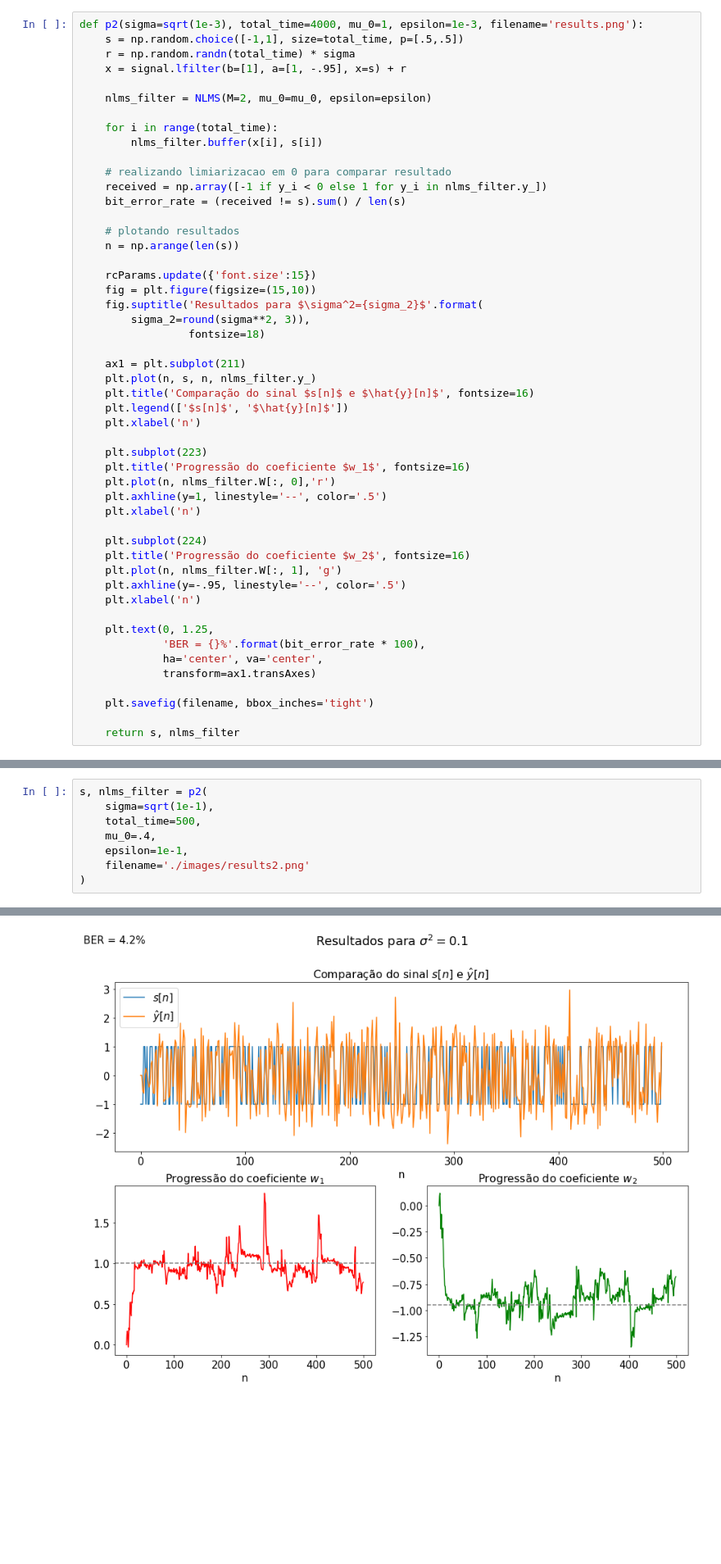
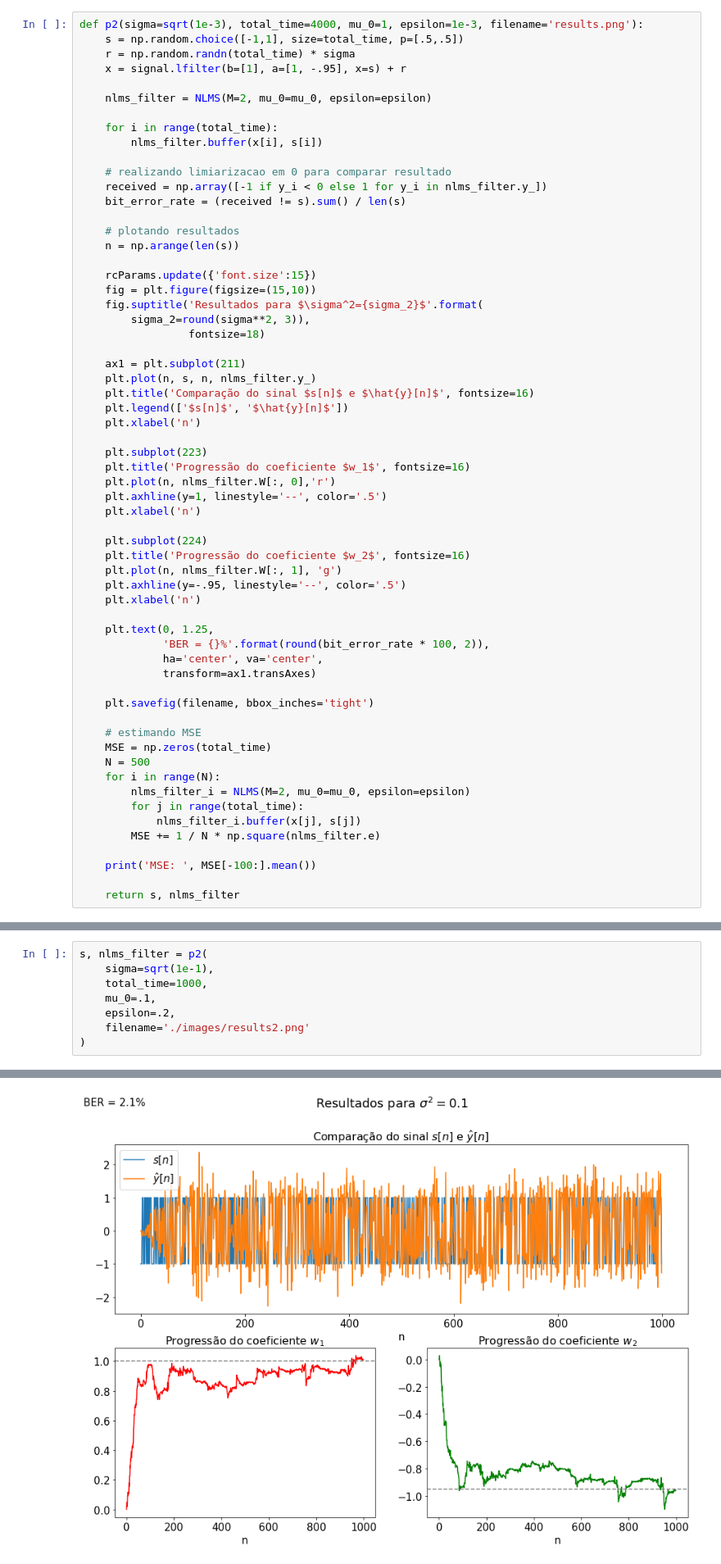
Before and after one commit to henriquemeloo/psi3532-adaptive-filtering, a Jupyter notebook: p2/p2.ipynb, the cells around one changed output, grey strips where cells are left out. Shown at 82% size. Drawn from its saved outputs; the diff is of its cells as text; blank space fills up the shorter version.

```diff
--- a/p2/p2.ipynb
+++ b/p2/p2.ipynb
@@ -57,12 +56,23 @@ def p2(sigma=sqrt(1e-3), total_time=4000, mu_0=1, epsilon=1e-3, filename='result
     plt.xlabel('n')
 
     plt.text(0, 1.25,
-             'BER = {}%'.format(bit_error_rate * 100),
+             'BER = {}%'.format(round(bit_error_rate * 100, 2)),
              ha='center', va='center',
              transform=ax1.transAxes)
 
     plt.savefig(filename, bbox_inches='tight')
 
+    # estimando MSE
+    MSE = np.zeros(total_time)
+    N = 500
+    for i in range(N):
+        nlms_filter_i = NLMS(M=2, mu_0=mu_0, epsilon=epsilon)
+        for j in range(total_time):
+            nlms_filter_i.buffer(x[j], s[j])
+        MSE += 1 / N * np.square(nlms_filter.e)
+
+    print('MSE: ', MSE[-100:].mean())
+
     return s, nlms_filter
 # %% [markdown]
 ## $\sigma^2=10^{-3}$
@@ -81,9 +92,9 @@ s, nlms_filter = p2(
 # %%
 s, nlms_filter = p2(
     sigma=sqrt(1e-1),
-    total_time=500,
-    mu_0=.4,
-    epsilon=1e-1,
+    total_time=1000,
+    mu_0=.1,
+    epsilon=.2,
     filename='./images/results2.png'
 )
 # %% [output]
@@ -90 +102 @@ s, nlms_filter = p2(
-[figure, old version]
+[figure, new version]
```
Also changed, not shown: parts of 3 cells of this notebook, 2 other files.
